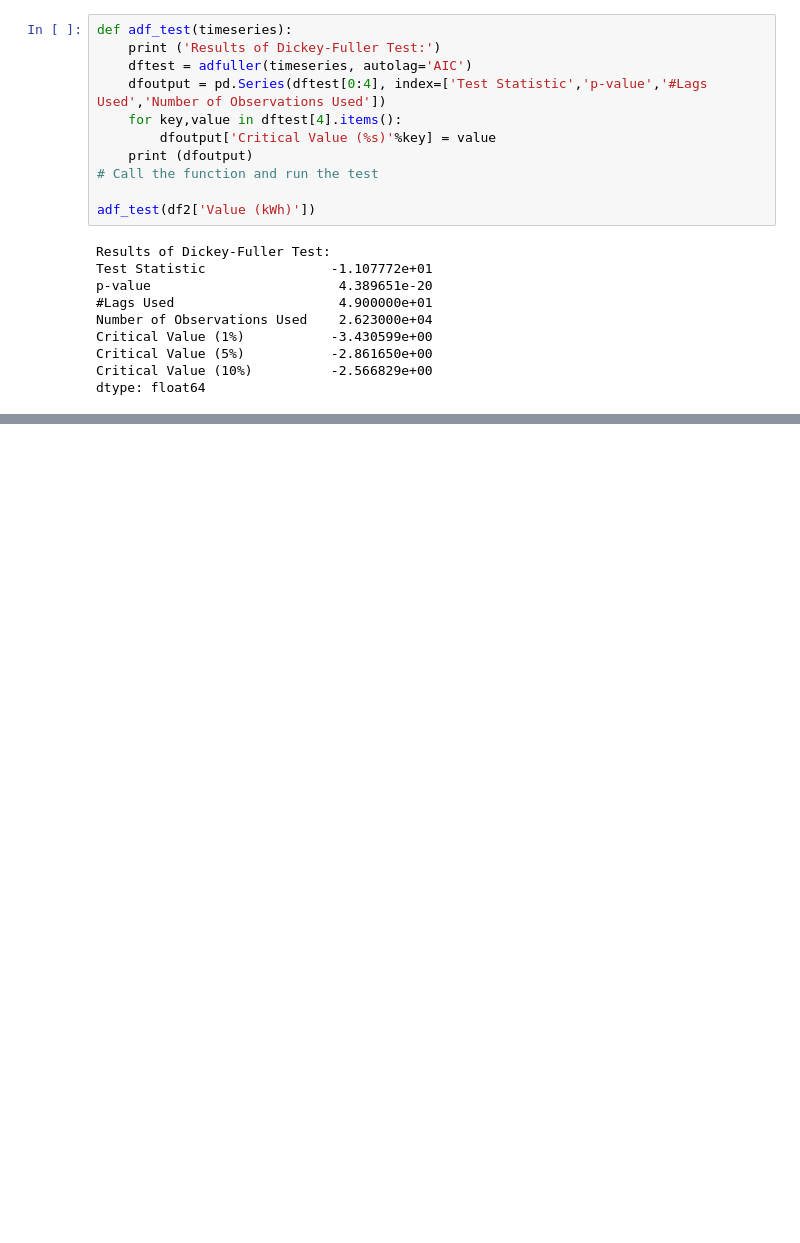
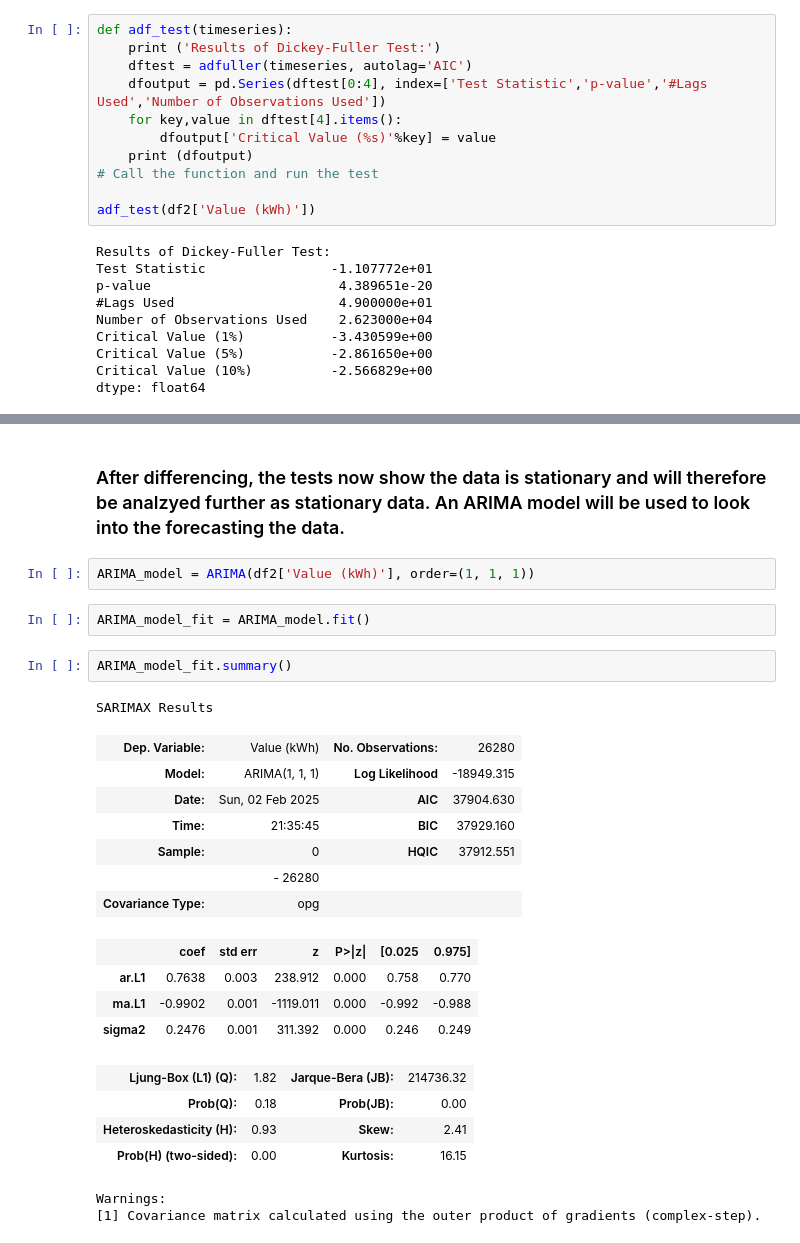
Before and after one commit to earaya1357/Time-Series-Analysis, a Jupyter notebook: TimeSeriesAnalysis.ipynb, the cells around one changed output, grey strips where cells are left out. Saved outputs shown, nothing was run; the diff lists cells and outputs as text; blank space fills up the shorter version.

```diff
--- a/TimeSeriesAnalysis.ipynb
+++ b/TimeSeriesAnalysis.ipynb
@@ -186,0 +232,27 @@ dtype: float64
+# %% [markdown]
+### After differencing, the tests now show the data is stationary and will therefore be analzyed further as stationary data. An ARIMA model will be used to look into the forecasting the data.
+# %%
+ARIMA_model = ARIMA(df2['Value (kWh)'], order=(1, 1, 1))
+# %%
+ARIMA_model_fit = ARIMA_model.fit()
+# %%
+ARIMA_model_fit.summary()
+# %% [output]
+SARIMAX Results
+| Dep. Variable: | Value (kWh) | No. Observations: | 26280 |
+| Model: | ARIMA(1, 1, 1) | Log Likelihood | -18949.315 |
+| Date: | Sun, 02 Feb 2025 | AIC | 37904.630 |
+| Time: | 21:35:45 | BIC | 37929.160 |
+| Sample: | 0 | HQIC | 37912.551 |
+|  | - 26280 |  |  |
+| Covariance Type: | opg |  |  |
+|  | coef | std err | z | P>|z| | [0.025 | 0.975] |
+| ar.L1 | 0.7638 | 0.003 | 238.912 | 0.000 | 0.758 | 0.770 |
+| ma.L1 | -0.9902 | 0.001 | -1119.011 | 0.000 | -0.992 | -0.988 |
+| sigma2 | 0.2476 | 0.001 | 311.392 | 0.000 | 0.246 | 0.249 |
+| Ljung-Box (L1) (Q): | 1.82 | Jarque-Bera (JB): | 214736.32 |
+| Prob(Q): | 0.18 | Prob(JB): | 0.00 |
+| Heteroskedasticity (H): | 0.93 | Skew: | 2.41 |
+| Prob(H) (two-sided): | 0.00 | Kurtosis: | 16.15 |
+Warnings:
+[1] Covariance matrix calculated using the outer product of gradients (complex-step).
```
Also changed, not shown: parts of 6 cells of this notebook.
